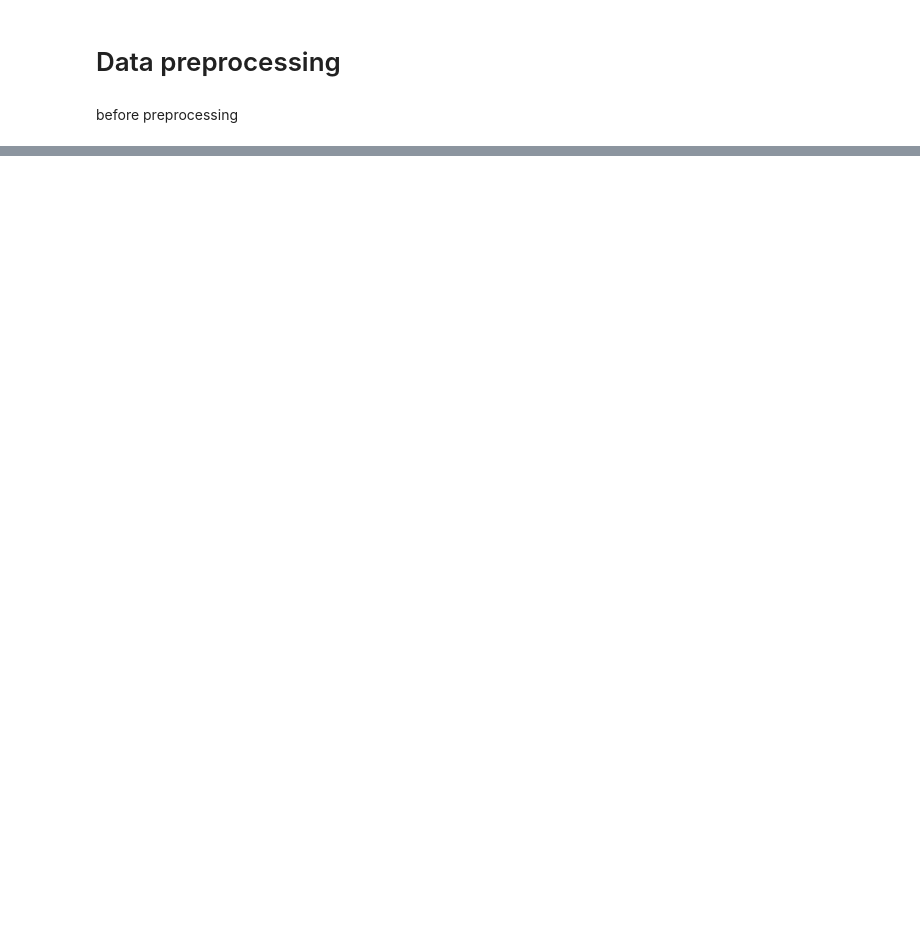
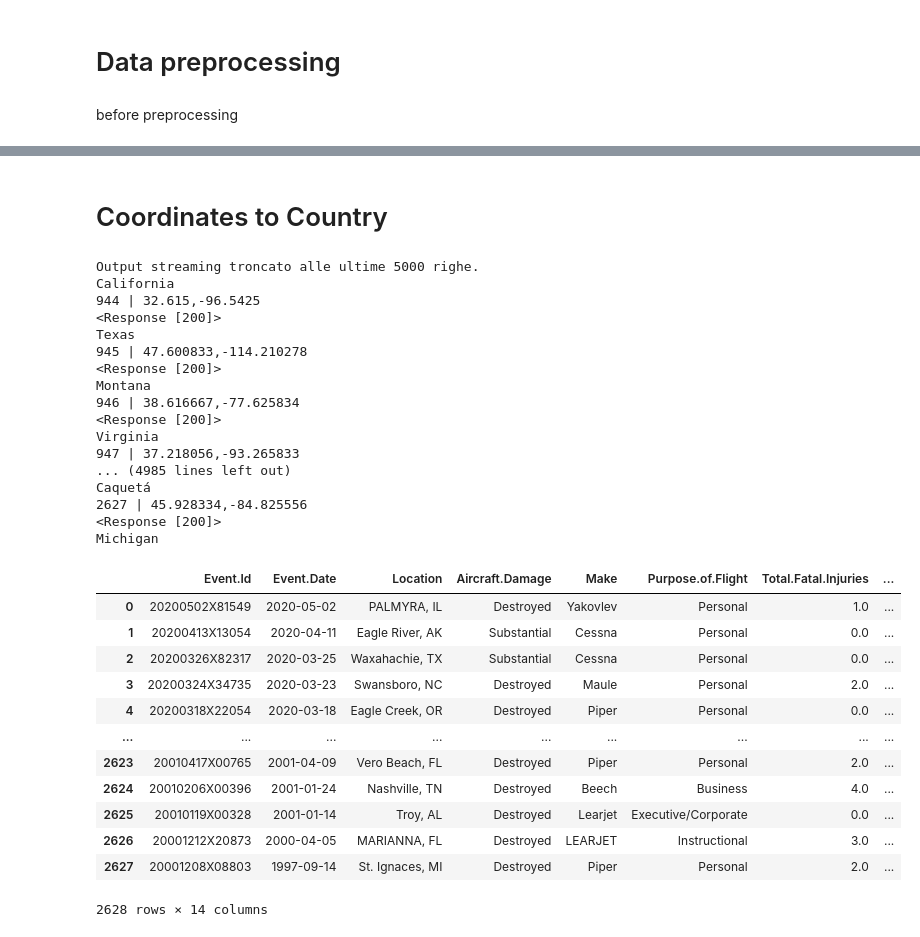
Before and after one commit to LuigiSigillo/Aviation-accidents-visualizations, a Jupyter notebook: Data_preprocessing.ipynb, the cells around one changed output, grey strips where cells are left out. Cells and saved outputs as stored; diff of their text form; code cells hidden in the pictures; blank space fills up the shorter version.

```diff
--- a/Data_preprocessing.ipynb
+++ b/Data_preprocessing.ipynb
@@ -192,0 +162,67 @@ TOT =  34164
+# %% [markdown]
+# Coordinates to Country
+# %%
+import requests
+from bs4 import BeautifulSoup
+apiurl = "http://api.geonames.org/countrySubdivision?"
+#lat=42.561944&lng=-71.77166700000001&username=LENZA
+lat = "&lat="
+lng = "&lng="
+user = "&username=LENZA"
+
+
+
+
+for index, row in df.iterrows():
+    latlng = row['Crash.Location']
+
+    print(str(index) + " | " + row['Crash.Location'])
+    # index -> indice di riga
+    # row['Crash.Location'] -> latitudine,longitudine
+    latitude = latlng.split(",")[0]
+    longitude = latlng.split(",")[1]
+    #print(latitude + " | " + longitude)
+    r = requests.get(apiurl + lat + latitude + lng + longitude + user)
+    print(r)
+    soup = BeautifulSoup(r.content, 'html.parser')
+    #print(soup.prettify())
+    try:
+        print(soup.adminname1.string)
+        df.loc[index, 'Crash.Country'] = soup.adminname1.string
+    except:
+        df.loc[index, 'Crash.Country'] = "Unknown"
+    #df[index]['Crash.Country'] = soup.adminname1.string
+
+
+df
+# %% [output]
+Output streaming troncato alle ultime 5000 righe.
+California
+944 | 32.615,-96.5425
+<Response [200]>
+Texas
+945 | 47.600833,-114.210278
+<Response [200]>
+Montana
+946 | 38.616667,-77.625834
+<Response [200]>
+Virginia
+947 | 37.218056,-93.265833
+... (4985 lines left out)
+Caquetá
+2627 | 45.928334,-84.825556
+<Response [200]>
+Michigan
+|  | Event.Id | Event.Date | Location | Aircraft.Damage | Make | Purpose.of.Flight | Total.Fatal.Injuries | ... |
+| 0 | 20200502X81549 | 2020-05-02 | PALMYRA, IL | Destroyed | Yakovlev | Personal | 1.0 | ... |
+| 1 | 20200413X13054 | 2020-04-11 | Eagle River, AK | Substantial | Cessna | Personal | 0.0 | ... |
+| 2 | 20200326X82317 | 2020-03-25 | Waxahachie, TX | Substantial | Cessna | Personal | 0.0 | ... |
+| 3 | 20200324X34735 | 2020-03-23 | Swansboro, NC | Destroyed | Maule | Personal | 2.0 | ... |
+| 4 | 20200318X22054 | 2020-03-18 | Eagle Creek, OR | Destroyed | Piper | Personal | 0.0 | ... |
+| ... | ... | ... | ... | ... | ... | ... | ... | ... |
+| 2623 | 20010417X00765 | 2001-04-09 | Vero Beach, FL | Destroyed | Piper | Personal | 2.0 | ... |
+| 2624 | 20010206X00396 | 2001-01-24 | Nashville, TN | Destroyed | Beech | Business | 4.0 | ... |
+| 2625 | 20010119X00328 | 2001-01-14 | Troy, AL | Destroyed | Learjet | Executive/Corporate | 0.0 | ... |
+| 2626 | 20001212X20873 | 2000-04-05 | MARIANNA, FL | Destroyed | LEARJET | Instructional | 3.0 | ... |
+| 2627 | 20001208X08803 | 1997-09-14 | St. Ignaces, MI | Destroyed | Piper | Personal | 2.0 | ... |
+2628 rows × 14 columns
```
Also changed, not shown: parts of 6 cells of this notebook.
